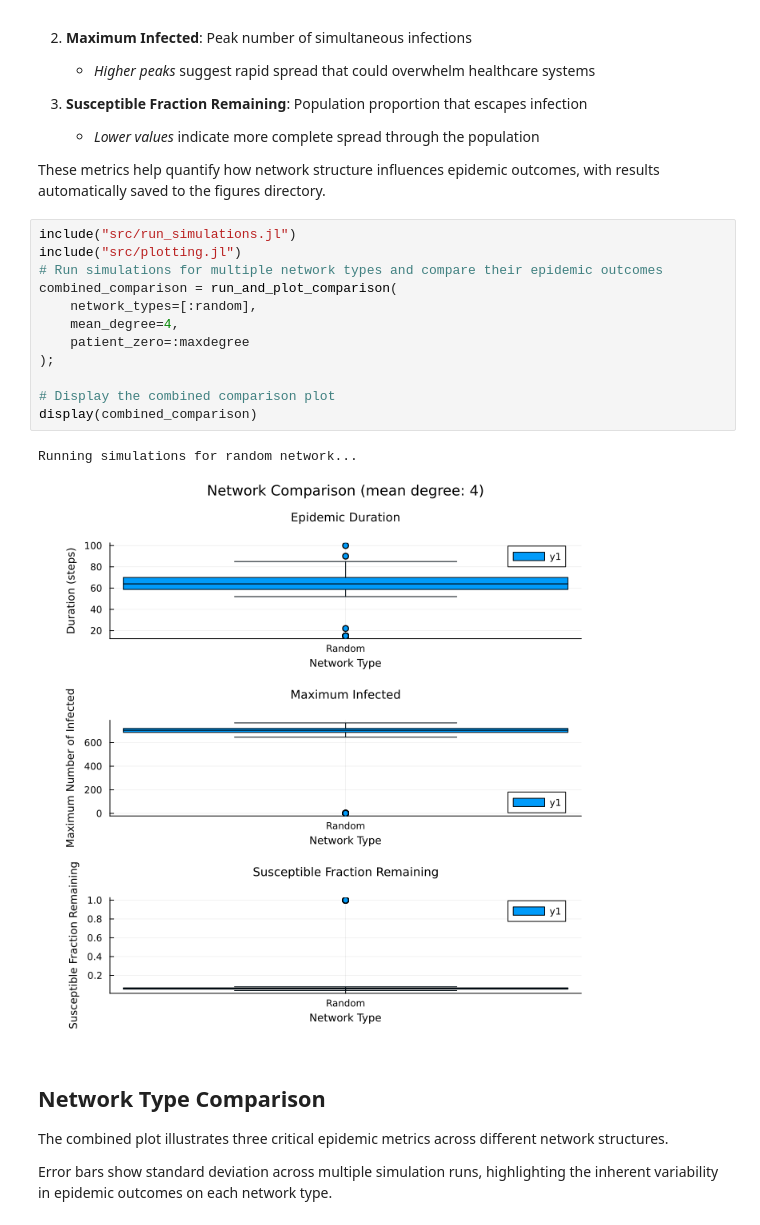
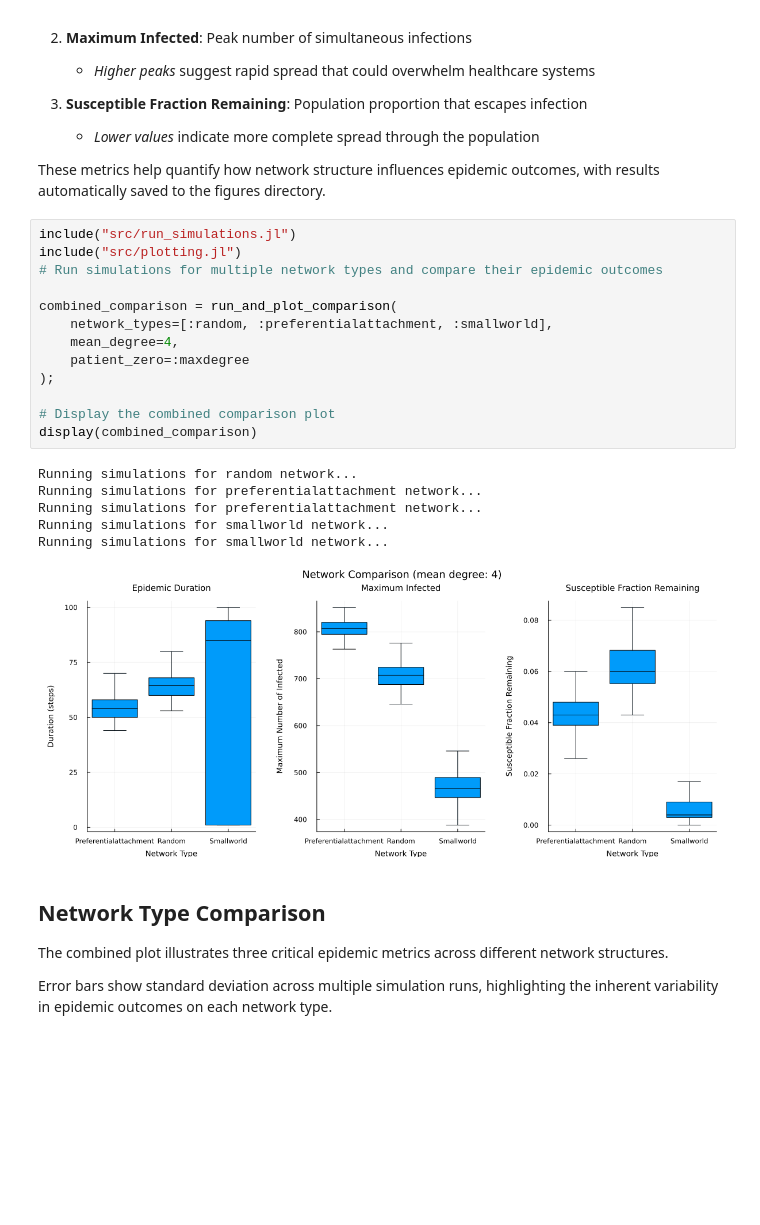
Before and after one commit to lstell21/espidam-tutorial-2025, a Jupyter notebook: Part1.ipynb, the cells around one changed output. Cells and saved outputs as stored; diff of their text form; blank space fills up the shorter version.

```diff
--- a/Part1.ipynb
+++ b/Part1.ipynb
@@ -323,18 +323,23 @@ These metrics help quantify how network structure influences epidemic outcomes,
 # %%
 include("src/run_simulations.jl")
 include("src/plotting.jl")
 # Run simulations for multiple network types and compare their epidemic outcomes
+
 combined_comparison = run_and_plot_comparison(
-    network_types=[:random],
+    network_types=[:random, :preferentialattachment, :smallworld],
     mean_degree=4,
     patient_zero=:maxdegree
 );
 
 # Display the combined comparison plot
 display(combined_comparison)
 # %% [output]
 Running simulations for random network...
+Running simulations for preferentialattachment network...
+Running simulations for preferentialattachment network...
+Running simulations for smallworld network...
+Running simulations for smallworld network...
-[figure, old version]
+[figure, new version]
 # %% [markdown]
 ## Network Type Comparison
 
```
Also changed, not shown: parts of 8 cells of this notebook, 3 other files.
